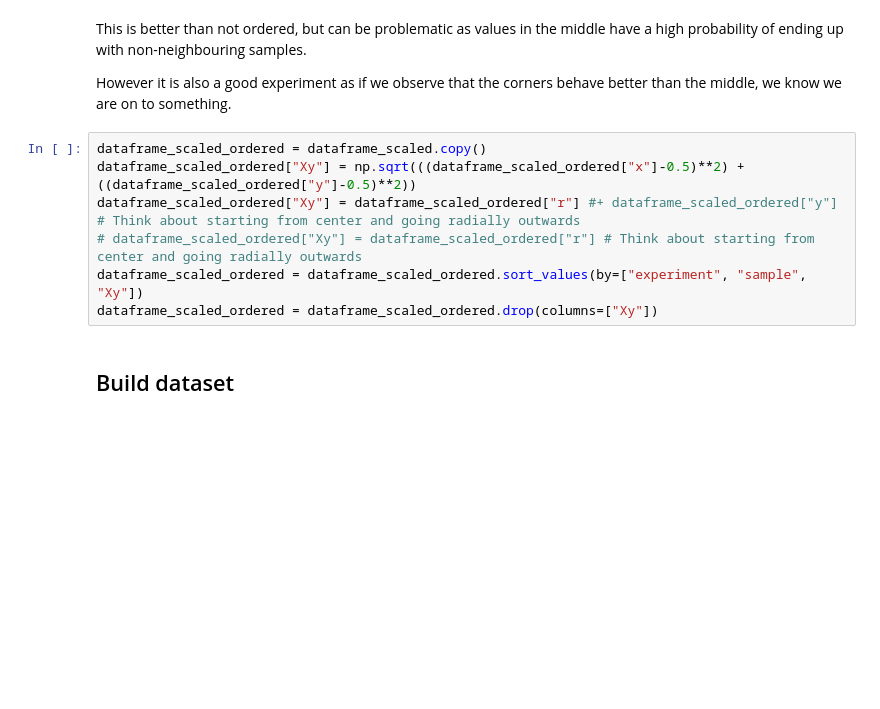
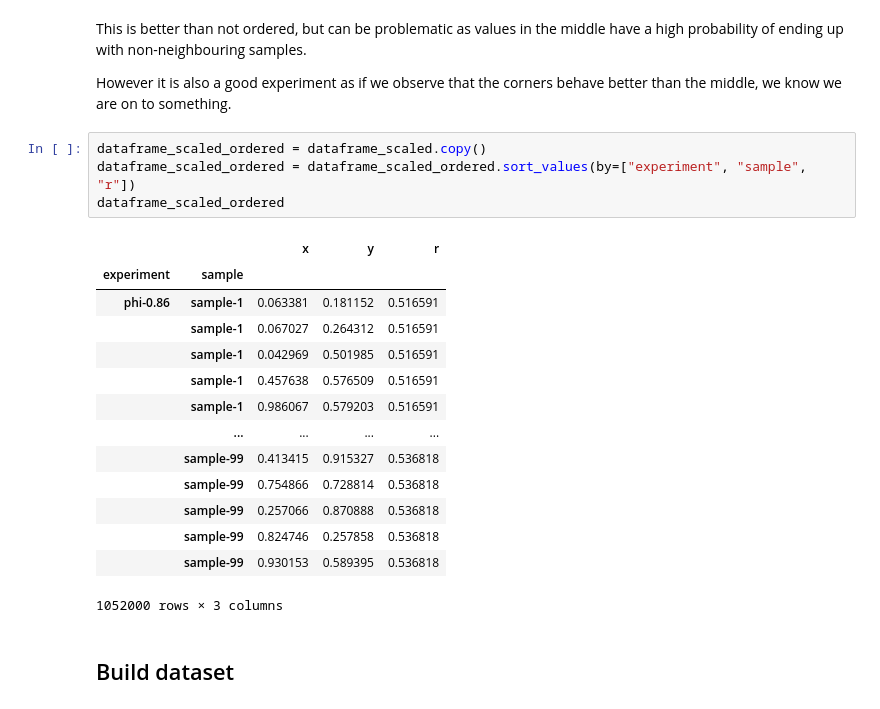
Before and after one commit to Veikko-Saikkonen/hard-spheres, a Jupyter notebook: Notebooks/HardSpheres_v1.ipynb, the cells around one changed output. Saved outputs shown, nothing was run; the diff lists cells and outputs as text; blank space fills up the shorter version.

```diff
--- a/Notebooks/HardSpheres_v1.ipynb
+++ b/Notebooks/HardSpheres_v1.ipynb
@@ -142,13 +142,25 @@ plt.colorbar()
 This is better than not ordered, but can be problematic as values in the middle have a high probability of ending up with non-neighbouring samples.
 
 However it is also a good experiment as if we observe that the corners behave better than the middle, we know we are on to something.
-# %%
-dataframe_scaled_ordered = dataframe_scaled.copy()
-dataframe_scaled_ordered["Xy"] = np.sqrt(((dataframe_scaled_ordered["x"]-0.5)**2) + ((dataframe_scaled_ordered["y"]-0.5)**2))
-dataframe_scaled_ordered["Xy"] = dataframe_scaled_ordered["r"] #+ dataframe_scaled_ordered["y"] # Think about starting from center and going radially outwards
-# dataframe_scaled_ordered["Xy"] = dataframe_scaled_ordered["r"] # Think about starting from center and going radially outwards
-dataframe_scaled_ordered = dataframe_scaled_ordered.sort_values(by=["experiment", "sample", "Xy"])
-dataframe_scaled_ordered = dataframe_scaled_ordered.drop(columns=["Xy"])
+# %%
+dataframe_scaled_ordered = dataframe_scaled.copy()
+dataframe_scaled_ordered = dataframe_scaled_ordered.sort_values(by=["experiment", "sample", "r"])
+dataframe_scaled_ordered
+# %% [output]
+|  |  | x | y | r |
+| experiment | sample |  |  |  |
+| phi-0.86 | sample-1 | 0.063381 | 0.181152 | 0.516591 |
+|  | sample-1 | 0.067027 | 0.264312 | 0.516591 |
+|  | sample-1 | 0.042969 | 0.501985 | 0.516591 |
+|  | sample-1 | 0.457638 | 0.576509 | 0.516591 |
+|  | sample-1 | 0.986067 | 0.579203 | 0.516591 |
+|  | ... | ... | ... | ... |
+|  | sample-99 | 0.413415 | 0.915327 | 0.536818 |
+|  | sample-99 | 0.754866 | 0.728814 | 0.536818 |
+|  | sample-99 | 0.257066 | 0.870888 | 0.536818 |
+|  | sample-99 | 0.824746 | 0.257858 | 0.536818 |
+|  | sample-99 | 0.930153 | 0.589395 | 0.536818 |
+1052000 rows × 3 columns
 # %% [markdown]
 ## Build dataset
 # %%
```
Also changed, not shown: parts of 3 cells of this notebook, 10 other files.
